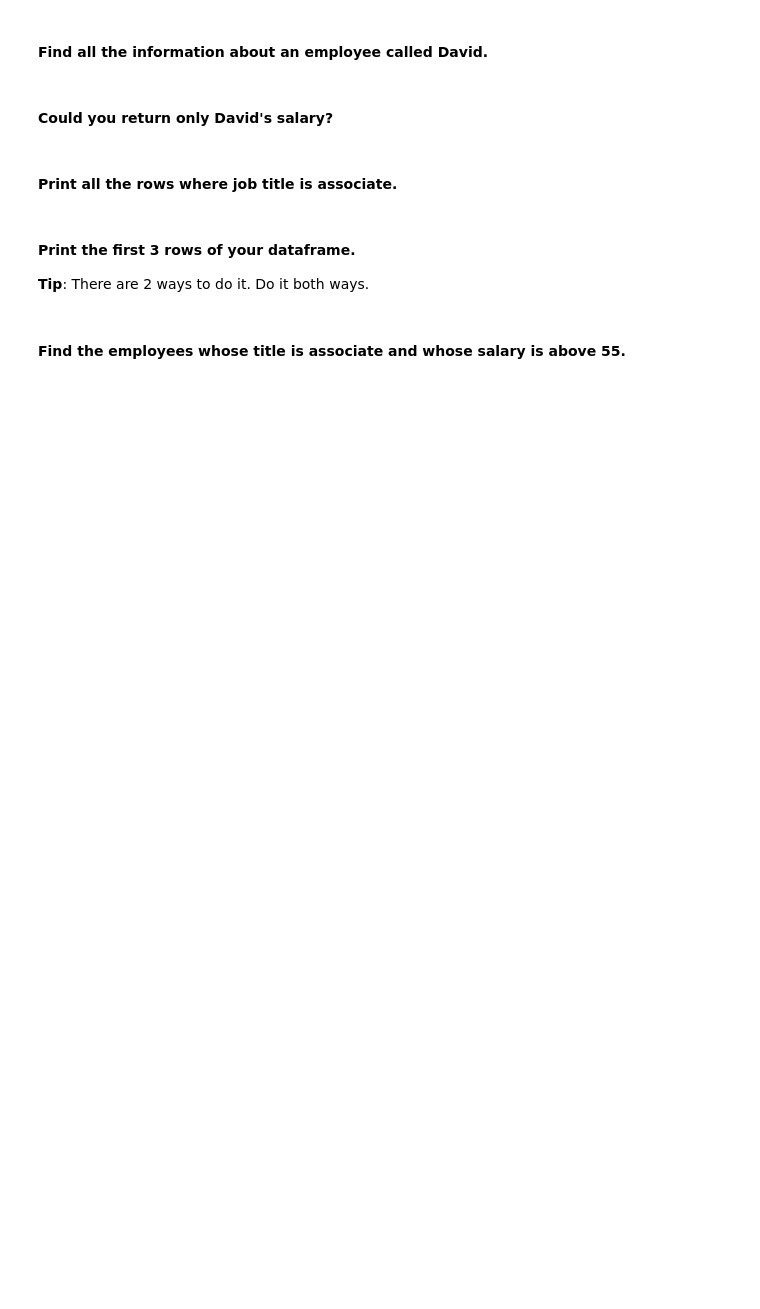
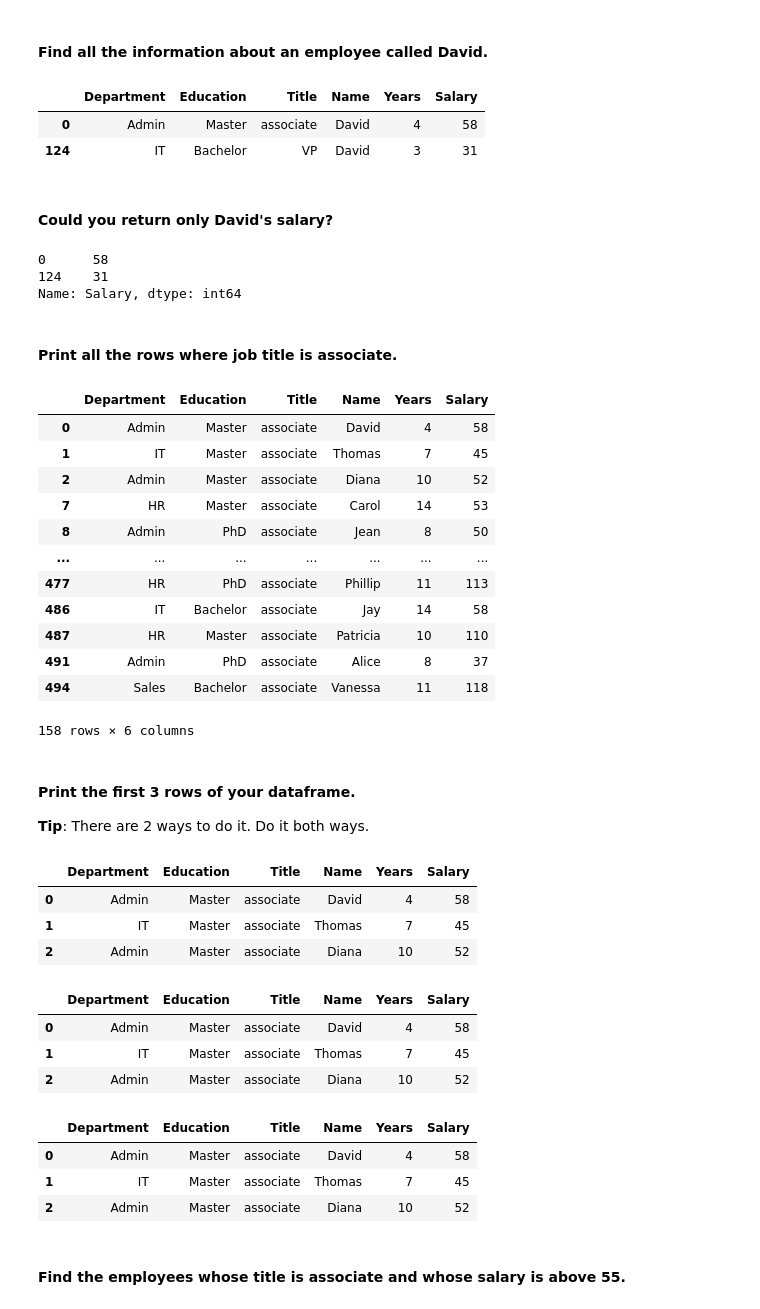
Before and after one commit to matthieubaillard/DAFT_0410, a Jupyter notebook: module_2/Lab_10_Subsetting-and-Descriptive-Statistics/main.ipynb, the cells around one changed output. Drawn from its saved outputs; the diff is of its cells as text; code cells hidden in the pictures; blank space fills up the shorter version.

```diff
--- a/module_2/Lab_10_Subsetting-and-Descriptive-Statistics/main.ipynb
+++ b/module_2/Lab_10_Subsetting-and-Descriptive-Statistics/main.ipynb
@@ -151,2 +223,8 @@ your comments here
+# %%
+employees.loc[employees['Name'] == 'David']
+# %% [output]
+|  | Department | Education | Title | Name | Years | Salary |
+| 0 | Admin | Master | associate | David | 4 | 58 |
+| 124 | IT | Bachelor | VP | David | 3 | 31 |
 # %% [markdown]
 #### Could you return only David's salary?
@@ -155,2 +231,10 @@ your comments here
+# %%
+#Do you mean from Admin or David from IT?
+
+employees['Salary'].loc[employees['Name'] == 'David']
+# %% [output]
+0      58
+124    31
+Name: Salary, dtype: int64
 # %% [markdown]
 #### Print all the rows where job title is associate.
@@ -159,3 +241,21 @@ your comments here
+# %%
+employees.loc[employees['Title'].str.lower() == 'associate']
+
+#just adding .str.lower() in case there had been any capitalized 'Associate' (there actually isn't any of them)
+# %% [output]
+|  | Department | Education | Title | Name | Years | Salary |
+| 0 | Admin | Master | associate | David | 4 | 58 |
+| 1 | IT | Master | associate | Thomas | 7 | 45 |
+| 2 | Admin | Master | associate | Diana | 10 | 52 |
+| 7 | HR | Master | associate | Carol | 14 | 53 |
+| 8 | Admin | PhD | associate | Jean | 8 | 50 |
+| ... | ... | ... | ... | ... | ... | ... |
+| 477 | HR | PhD | associate | Phillip | 11 | 113 |
+| 486 | IT | Bachelor | associate | Jay | 14 | 58 |
+| 487 | HR | Master | associate | Patricia | 10 | 110 |
+| 491 | Admin | PhD | associate | Alice | 8 | 37 |
+| 494 | Sales | Bachelor | associate | Vanessa | 11 | 118 |
+158 rows × 6 columns
 # %% [markdown]
 #### Print the first 3 rows of your dataframe.
 **Tip**: There are 2 ways to do it. Do it both ways.
@@ -168,2 +262,24 @@ your comments here
+# %%
+employees.head(3)
+# %% [output]
+|  | Department | Education | Title | Name | Years | Salary |
+| 0 | Admin | Master | associate | David | 4 | 58 |
+| 1 | IT | Master | associate | Thomas | 7 | 45 |
+| 2 | Admin | Master | associate | Diana | 10 | 52 |
+# %%
+employees.iloc[[0,1,2]]
+# %% [output]
+|  | Department | Education | Title | Name | Years | Salary |
+| 0 | Admin | Master | associate | David | 4 | 58 |
+| 1 | IT | Master | associate | Thomas | 7 | 45 |
+| 2 | Admin | Master | associate | Diana | 10 | 52 |
+# %%
+#or
+employees.iloc[0:3]
+# %% [output]
+|  | Department | Education | Title | Name | Years | Salary |
+| 0 | Admin | Master | associate | David | 4 | 58 |
+| 1 | IT | Master | associate | Thomas | 7 | 45 |
+| 2 | Admin | Master | associate | Diana | 10 | 52 |
 # %% [markdown]
 #### Find the employees whose title is associate and whose salary is above 55.
```
Also changed, not shown: parts of 39 cells of this notebook.
